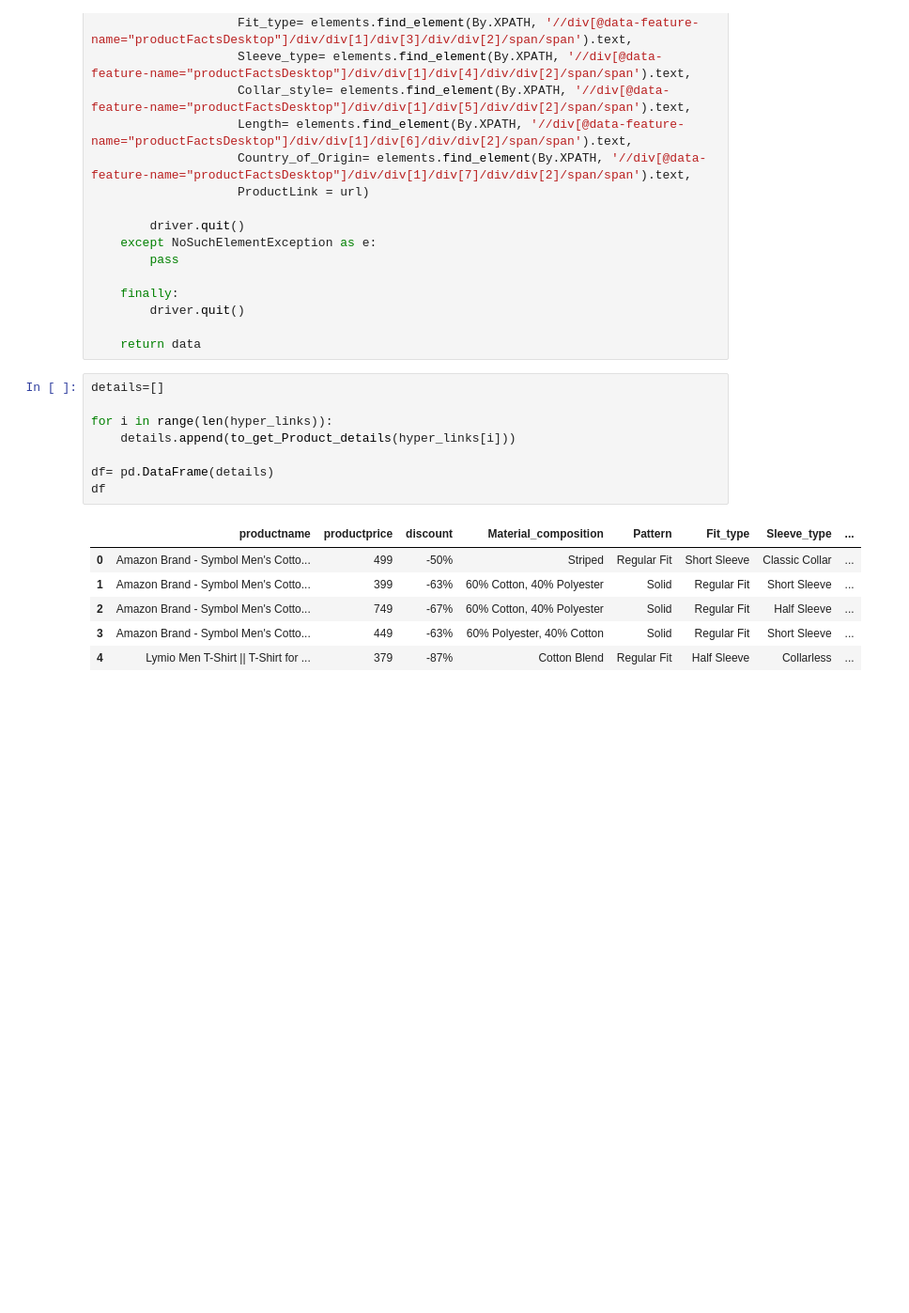
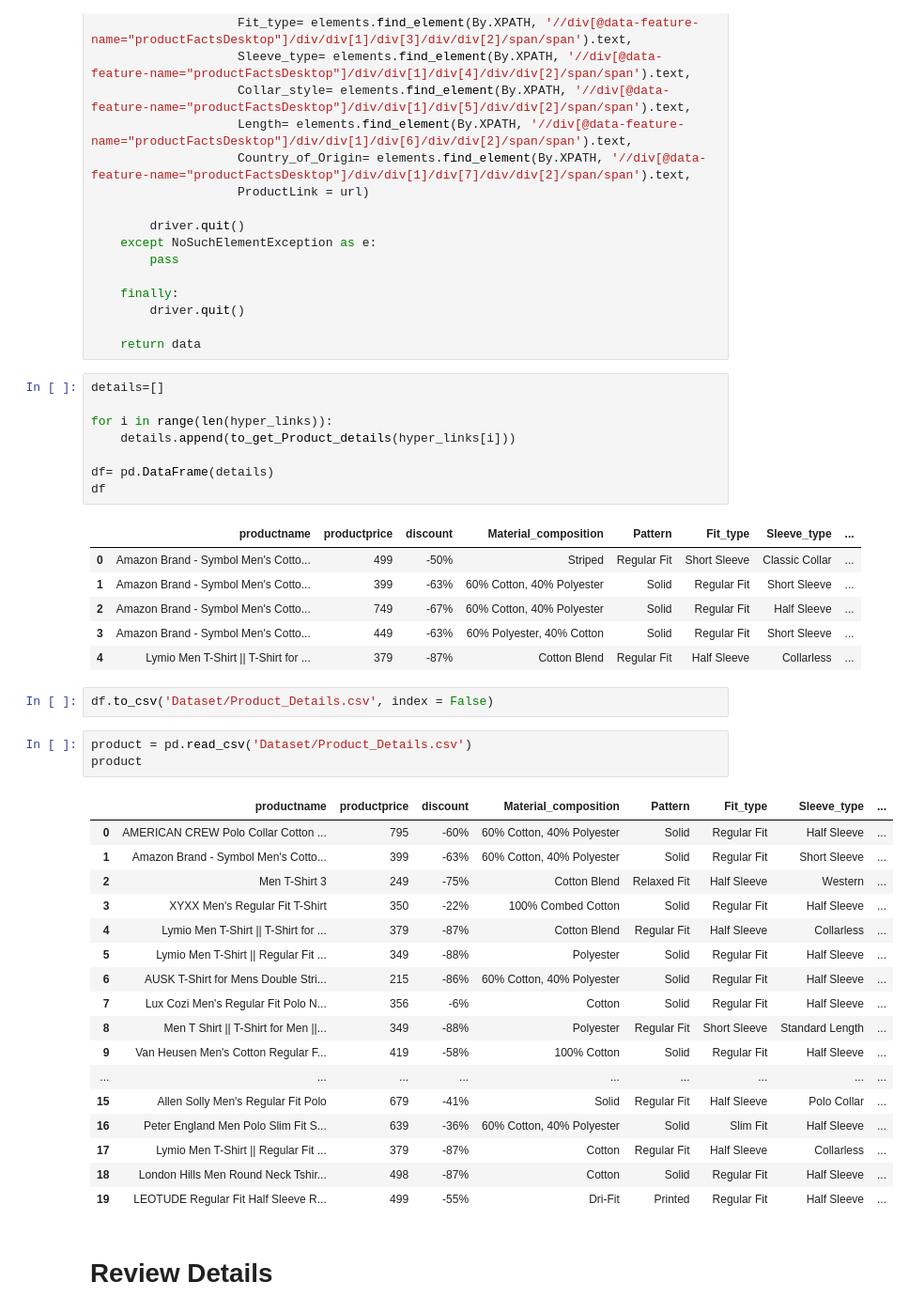
Before and after one commit to Prakash-Kani/Sentiment-Analysis-of-Amazon-Product-Reviews-Using-Web-Scraping-and-Natural-Language-Processing, a Jupyter notebook: Data_Extraction.ipynb, the cells around one changed output. Shown at 94% size. Saved outputs shown, nothing was run; the diff lists cells and outputs as text; blank space fills up the shorter version.

Commit message:
Added Review Details Extraction

```diff
--- a/Data_Extraction.ipynb
+++ b/Data_Extraction.ipynb
@@ -117,3 +119,28 @@ df
 | 2 | Amazon Brand - Symbol Men's Cotto... | 749 | -67% | 60% Cotton, 40% Polyester | Solid | Regular Fit | Half Sleeve | ... |
 | 3 | Amazon Brand - Symbol Men's Cotto... | 449 | -63% | 60% Polyester, 40% Cotton | Solid | Regular Fit | Short Sleeve | ... |
 | 4 | Lymio Men T-Shirt || T-Shirt for ... | 379 | -87% | Cotton Blend | Regular Fit | Half Sleeve | Collarless | ... |
+# %%
+df.to_csv('Dataset/Product_Details.csv', index = False)
+# %%
+product = pd.read_csv('Dataset/Product_Details.csv')
+product
+# %% [output]
+|  | productname | productprice | discount | Material_composition | Pattern | Fit_type | Sleeve_type | ... |
+| 0 | AMERICAN CREW Polo Collar Cotton ... | 795 | -60% | 60% Cotton, 40% Polyester | Solid | Regular Fit | Half Sleeve | ... |
+| 1 | Amazon Brand - Symbol Men's Cotto... | 399 | -63% | 60% Cotton, 40% Polyester | Solid | Regular Fit | Short Sleeve | ... |
+| 2 | Men T-Shirt 3 | 249 | -75% | Cotton Blend | Relaxed Fit | Half Sleeve | Western | ... |
+| 3 | XYXX Men's Regular Fit T-Shirt | 350 | -22% | 100% Combed Cotton | Solid | Regular Fit | Half Sleeve | ... |
+| 4 | Lymio Men T-Shirt || T-Shirt for ... | 379 | -87% | Cotton Blend | Regular Fit | Half Sleeve | Collarless | ... |
+| 5 | Lymio Men T-Shirt || Regular Fit ... | 349 | -88% | Polyester | Solid | Regular Fit | Half Sleeve | ... |
+| 6 | AUSK T-Shirt for Mens Double Stri... | 215 | -86% | 60% Cotton, 40% Polyester | Solid | Regular Fit | Half Sleeve | ... |
+| 7 | Lux Cozi Men's Regular Fit Polo N... | 356 | -6% | Cotton | Solid | Regular Fit | Half Sleeve | ... |
+| 8 | Men T Shirt || T-Shirt for Men ||... | 349 | -88% | Polyester | Regular Fit | Short Sleeve | Standard Length | ... |
+| 9 | Van Heusen Men's Cotton Regular F... | 419 | -58% | 100% Cotton | Solid | Regular Fit | Half Sleeve | ... |
+| ... | ... | ... | ... | ... | ... | ... | ... | ... |
+| 15 | Allen Solly Men's Regular Fit Polo | 679 | -41% | Solid | Regular Fit | Half Sleeve | Polo Collar | ... |
+| 16 | Peter England Men Polo Slim Fit S... | 639 | -36% | 60% Cotton, 40% Polyester | Solid | Slim Fit | Half Sleeve | ... |
+| 17 | Lymio Men T-Shirt || Regular Fit ... | 379 | -87% | Cotton | Regular Fit | Half Sleeve | Collarless | ... |
+| 18 | London Hills Men Round Neck Tshir... | 498 | -87% | Cotton | Solid | Regular Fit | Half Sleeve | ... |
+| 19 | LEOTUDE Regular Fit Half Sleeve R... | 499 | -55% | Dri-Fit | Printed | Regular Fit | Half Sleeve | ... |
+# %% [markdown]
+# Review Details
```
Also changed, not shown: parts of 5 cells of this notebook.
